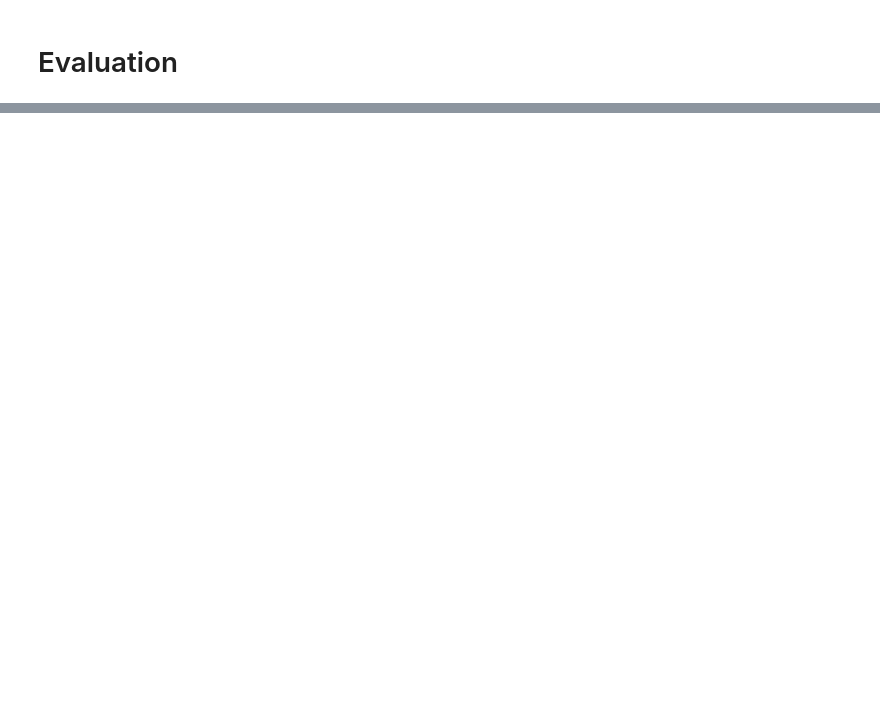
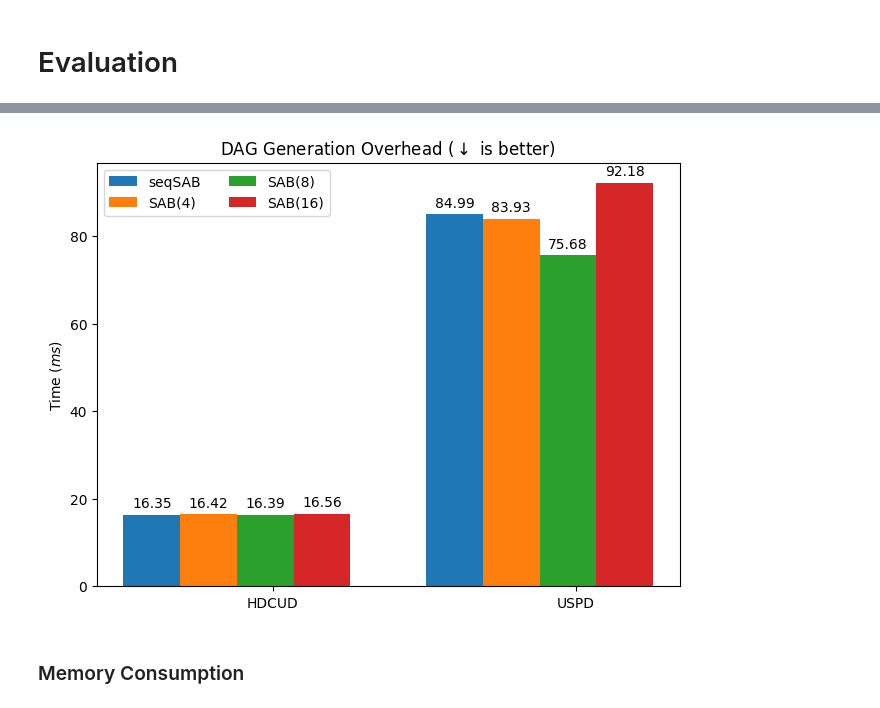
Before and after one commit to osayamenja/sab, a Jupyter notebook: walkthrough.ipynb, the cells around one changed output, grey strips where cells are left out. Drawn from its saved outputs; the diff is of its cells as text; code cells hidden in the pictures; blank space fills up the shorter version.

```diff
--- a/walkthrough.ipynb
+++ b/walkthrough.ipynb
@@ -184,0 +265,22 @@ print(alg_t)
+# %%
+d1_a_t = v_d[0][2]
+d2_a_t = v_d[1][2]
+
+# normalize to ms
+s_d = [d1_a_t[0], d2_a_t[0]]
+s_4 = [d1_a_t[1], d2_a_t[1]]
+s_8 = [d1_a_t[2], d2_a_t[2]]
+s_16 = [d1_a_t[3], d2_a_t[3]]
+# %%
+d_y = {
+    y_labels[0]: s_d,
+    y_labels[1]: s_4,
+    y_labels[2]: s_8,
+    y_labels[3]: s_16,
+}
+
+grouped_bar_plots(x_labels, d_y, r"Time ($ms$)", r"DAG Generation Overhead ($\downarrow$ is better)", "sab_g_o.pdf", lloc='upper left')
+# %% [output]
+[figure, added]
+# %% [markdown]
+### Memory Consumption
```
Also changed, not shown: parts of 32 cells of this notebook, 4 other files.
